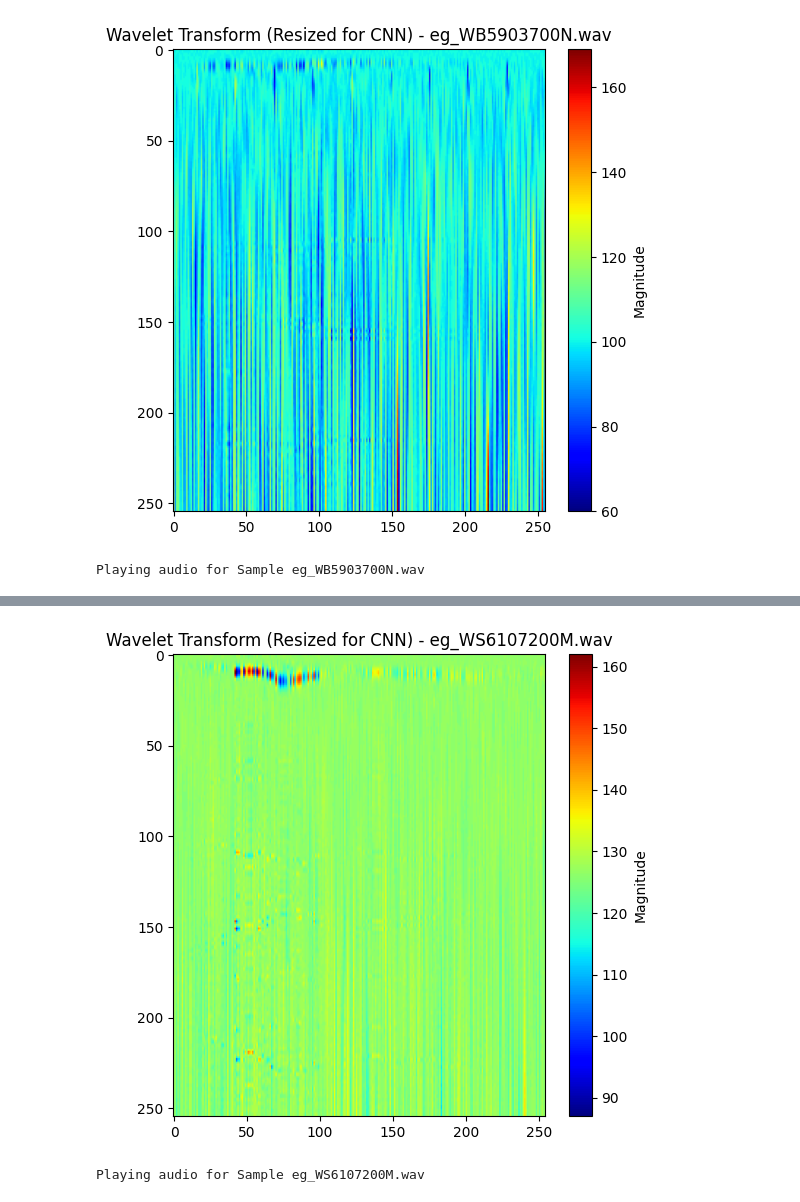
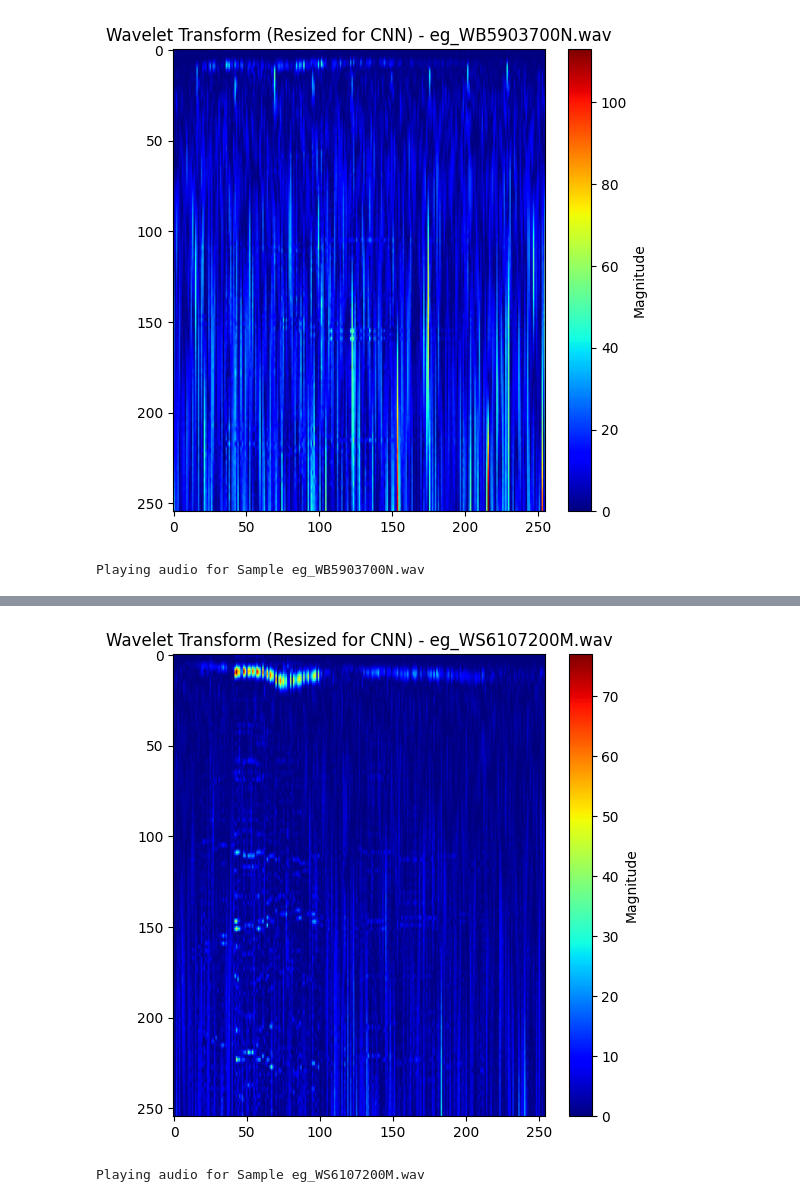
Before and after one commit to Chico1378/Marine-Mammal-Target-Classification, a Jupyter notebook: 02_Features/F_wavelet_eg.ipynb, the cells around one changed output, grey strips where cells are left out. Drawn from its saved outputs; the diff is of its cells as text; code cells hidden in the pictures.

```diff
--- a/02_Features/F_wavelet_eg.ipynb
+++ b/02_Features/F_wavelet_eg.ipynb
@@ -33,40 +33,40 @@ for file_path in file_paths:
     data = data.astype(np.float32)
     data = data / np.max(np.abs(data))
 
     # 生成尺度范围
     scales = np.arange(1, 128)
 
     # 计算小波变换
     coefficients, frequencies = pywt.cwt(data, scales, wavelet, 1.0 / sample_rate)
 
     # 归一化到 [0, 255]，但保留正负信息。有点绿。
-    coef_min, coef_max = np.min(coefficients), np.max(coefficients)
-    coef_img = (coefficients - coef_min) / (coef_max - coef_min)  # 归一化到 [0,1]
-    cwt_image = (coef_img * 255).astype(np.uint8)  # 归一化到 [0,255] 并转换数据类型
+    #coef_min, coef_max = np.min(coefficients), np.max(coefficients)
+    #coef_img = (coefficients - coef_min) / (coef_max - coef_min)  # 归一化到 [0,1]
+    #cwt_image = (coef_img * 255).astype(np.uint8)  # 归一化到 [0,255] 并转换数据类型
 
     # 取绝对值并归一化到 [0, 255]
-    #cwt_image = np.abs(coefficients)
-    #cwt_image = (cwt_image - np.min(cwt_image)) / (np.max(cwt_image) - np.min(cwt_image))  # 归一化到 [0, 1]
-    #cwt_image = (cwt_image * 255).astype(np.uint8)  # 转换为 uint8 格式
+    cwt_image = np.abs(coefficients)
+    cwt_image = (cwt_image - np.min(cwt_image)) / (np.max(cwt_image) - np.min(cwt_image))  # 归一化到 [0, 1]
+    cwt_image = (cwt_image * 255).astype(np.uint8)  # 转换为 uint8 格式
     #两种归一化方式，效果可能不同
 
     # 调整分辨率以适应 CNN（如 224x224）
     cwt_resized = cv2.resize(cwt_image, target_size, interpolation=cv2.INTER_CUBIC)
 
     # 绘制调整后的小波变换图
     plt.figure(figsize=(6, 6))
     plt.imshow(cwt_resized, aspect='auto', cmap='jet')
     plt.colorbar(label='Magnitude')
     plt.title(f"Wavelet Transform (Resized for CNN) - {os.path.basename(file_path)}")
     plt.show()
 
     # 播放音频
     print(f"Playing audio for Sample {os.path.basename(file_path)}")
     display(Audio(data, rate=sample_rate))
 # %% [output]
-[figure, old version]
+[figure, new version]
 Playing audio for Sample eg_WB5903700N.wav
 [interactive output not drawn]
-[figure, old version]
+[figure, new version]
 Playing audio for Sample eg_WS6107200M.wav
 [interactive output not drawn]
```
Also changed, not shown: parts of 2 cells of this notebook, 1 other file.
